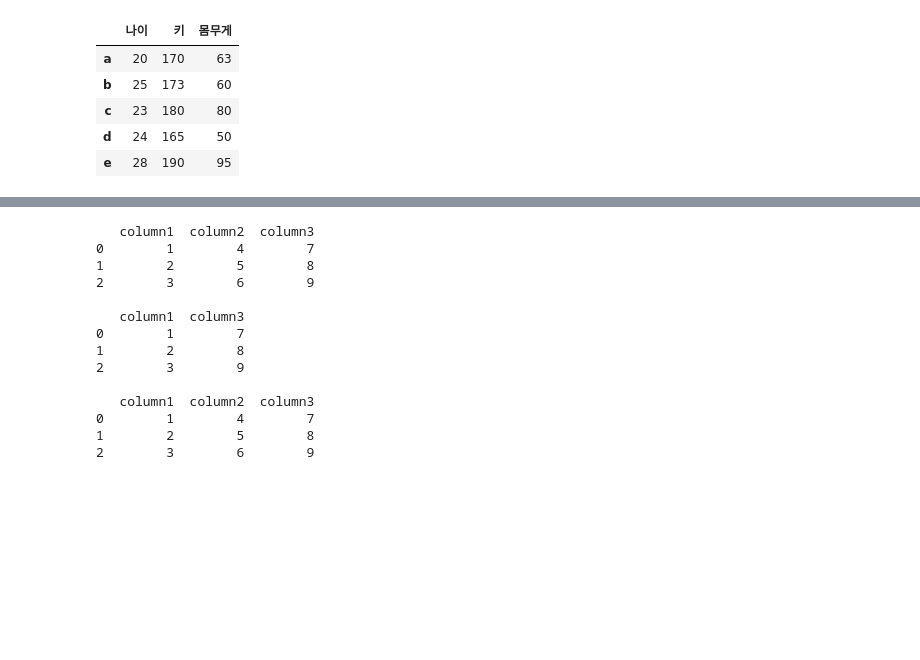
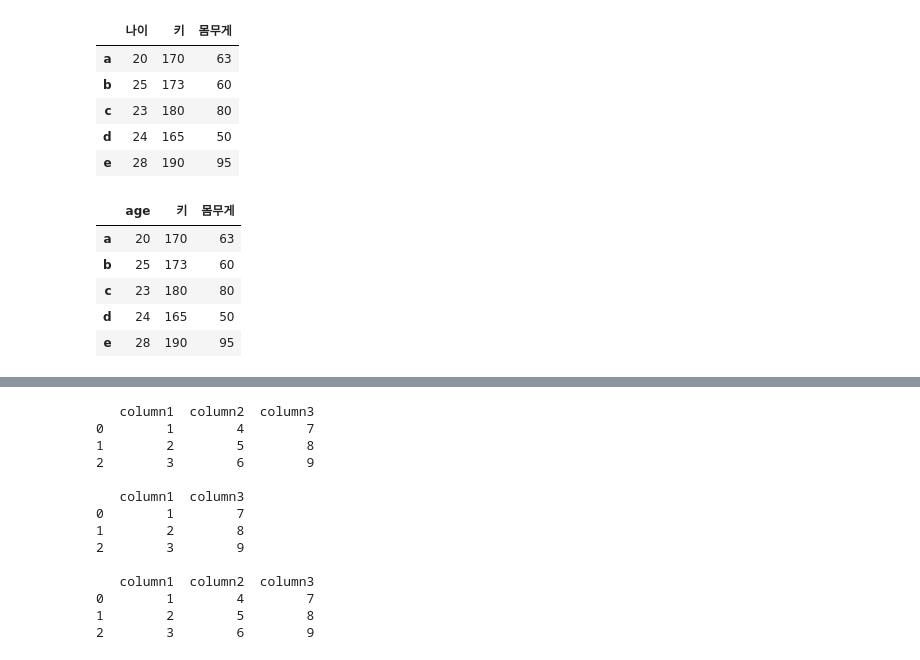
Before and after one commit to ilm52626/HKMD1_Complementary, a Jupyter notebook: m2_분석라이브러리/pandas/pandas_데이터형식_guide.ipynb, the cells around one changed output, grey strips where cells are left out. Saved outputs shown, nothing was run; the diff lists cells and outputs as text; code cells hidden in the pictures; blank space fills up the shorter version.

```diff
--- a/m2_분석라이브러리/pandas/pandas_데이터형식_guide.ipynb
+++ b/m2_분석라이브러리/pandas/pandas_데이터형식_guide.ipynb
@@ -289,0 +293,11 @@ df_c
+# %%
+# 원본 미반영
+df_r=df_c.rename(columns={'나이':'age'})
+df_r
+# %% [output]
+|  | age | 키 | 몸무게 |
+| a | 20 | 170 | 63 |
+| b | 25 | 173 | 60 |
+| c | 23 | 180 | 80 |
+| d | 24 | 165 | 50 |
+| e | 28 | 190 | 95 |
```
Also changed, not shown: parts of 11 cells of this notebook.
